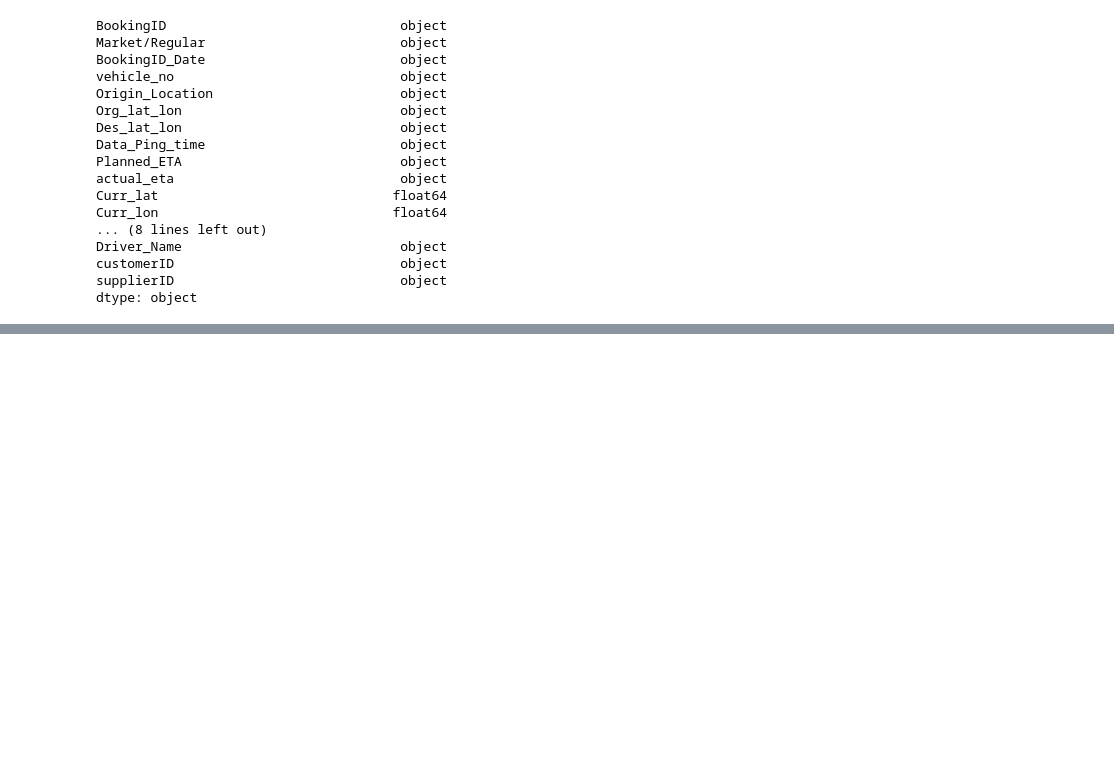
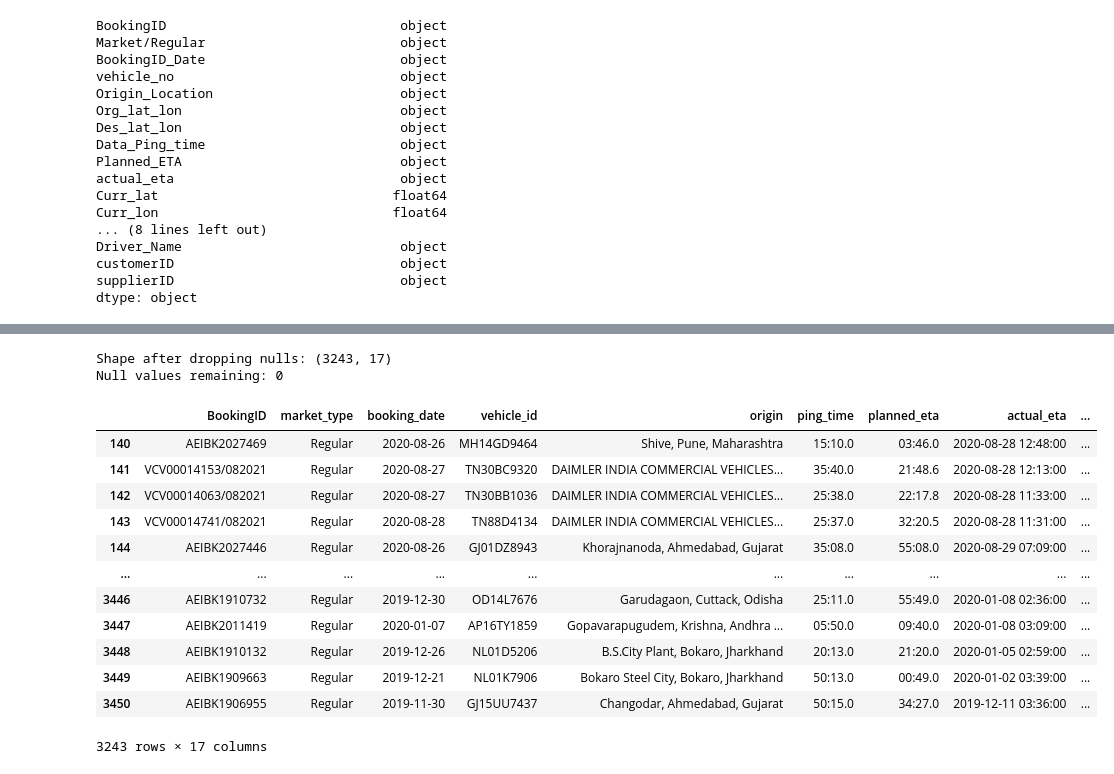
Before and after one commit to janjji/week-4, a Jupyter notebook: notebooks/DeliveryTruckTripsData_cleaned.ipynb, the cells around one changed output, grey strips where cells are left out. Cells and saved outputs as stored; diff of their text form; code cells hidden in the pictures; blank space fills up the shorter version.

```diff
--- a/notebooks/DeliveryTruckTripsData_cleaned.ipynb
+++ b/notebooks/DeliveryTruckTripsData_cleaned.ipynb
@@ -48,0 +276,6 @@ C:\Users\yjany\week 4-5
+# %%
+df['trip_start'] = pd.to_datetime(df['trip_start'], errors='coerce')
+
+print(df['trip_start'].dtype)
+print(df['trip_start'].head())
+print(f"\nNull values: {df['trip_start'].isnull().sum()}")
@@ -48,0 +296,6 @@ C:\Users\yjany\week 4-5
+# %%
+df['trip_end'] = pd.to_datetime(df['trip_end'], format='mixed', errors='coerce')
+
+print(df['trip_end'].dtype)
+print(df['trip_end'].head())
+print(f"\nNull values: {df['trip_end'].isnull().sum()}")
@@ -48,0 +317,5 @@ C:\Users\yjany\week 4-5
+# %%
+df = df.copy()
+
+print(df['trip_end'].head(10))
+print(df['trip_end'].unique()[:5])
@@ -48,0 +338,25 @@ C:\Users\yjany\week 4-5
+# %%
+# Drop rows with null trip_end
+df = df.dropna(subset=['trip_end'])
+
+print(f"Shape after dropping nulls: {df.shape}")
+print(f"Null values remaining: {df['trip_end'].isnull().sum()}")
+# %% [output]
+Shape after dropping nulls: (3243, 17)
+Null values remaining: 0
+# %%
+df
+# %% [output]
+|  | BookingID | market_type | booking_date | vehicle_id | origin | ping_time | planned_eta | actual_eta | ... |
+| 140 | AEIBK2027469 | Regular | 2020-08-26 | MH14GD9464 | Shive, Pune, Maharashtra | 15:10.0 | 03:46.0 | 2020-08-28 12:48:00 | ... |
+| 141 | VCV00014153/082021 | Regular | 2020-08-27 | TN30BC9320 | DAIMLER INDIA COMMERCIAL VEHICLES... | 35:40.0 | 21:48.6 | 2020-08-28 12:13:00 | ... |
+| 142 | VCV00014063/082021 | Regular | 2020-08-27 | TN30BB1036 | DAIMLER INDIA COMMERCIAL VEHICLES... | 25:38.0 | 22:17.8 | 2020-08-28 11:33:00 | ... |
+| 143 | VCV00014741/082021 | Regular | 2020-08-28 | TN88D4134 | DAIMLER INDIA COMMERCIAL VEHICLES... | 25:37.0 | 32:20.5 | 2020-08-28 11:31:00 | ... |
+| 144 | AEIBK2027446 | Regular | 2020-08-26 | GJ01DZ8943 | Khorajnanoda, Ahmedabad, Gujarat | 35:08.0 | 55:08.0 | 2020-08-29 07:09:00 | ... |
+| ... | ... | ... | ... | ... | ... | ... | ... | ... | ... |
+| 3446 | AEIBK1910732 | Regular | 2019-12-30 | OD14L7676 | Garudagaon, Cuttack, Odisha | 25:11.0 | 55:49.0 | 2020-01-08 02:36:00 | ... |
+| 3447 | AEIBK2011419 | Regular | 2020-01-07 | AP16TY1859 | Gopavarapugudem, Krishna, Andhra ... | 05:50.0 | 09:40.0 | 2020-01-08 03:09:00 | ... |
+| 3448 | AEIBK1910132 | Regular | 2019-12-26 | NL01D5206 | B.S.City Plant, Bokaro, Jharkhand | 20:13.0 | 21:20.0 | 2020-01-05 02:59:00 | ... |
+| 3449 | AEIBK1909663 | Regular | 2019-12-21 | NL01K7906 | Bokaro Steel City, Bokaro, Jharkhand | 50:13.0 | 00:49.0 | 2020-01-02 03:39:00 | ... |
+| 3450 | AEIBK1906955 | Regular | 2019-11-30 | GJ15UU7437 | Changodar, Ahmedabad, Gujarat | 50:15.0 | 34:27.0 | 2019-12-11 03:36:00 | ... |
+3243 rows × 17 columns
```
Also changed, not shown: parts of 33 cells of this notebook.
